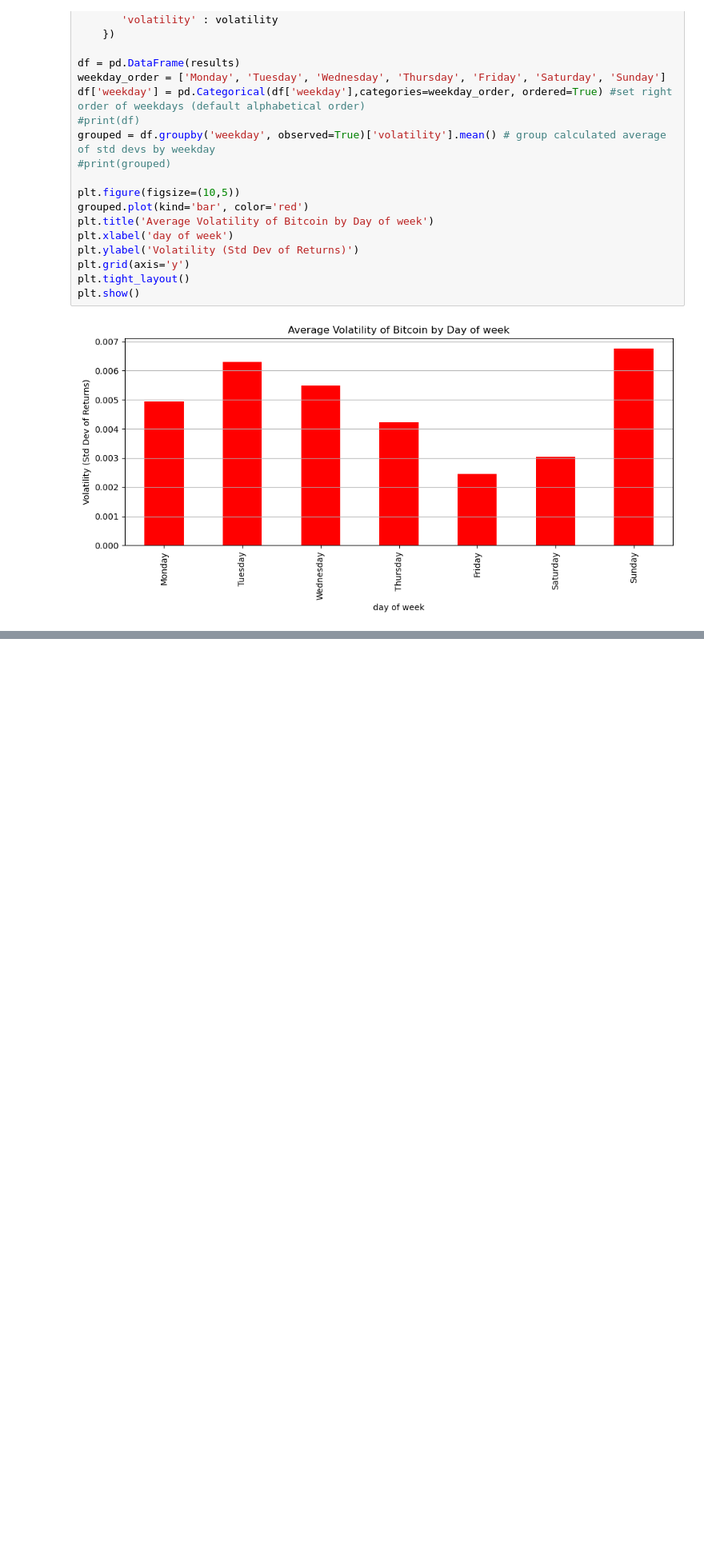
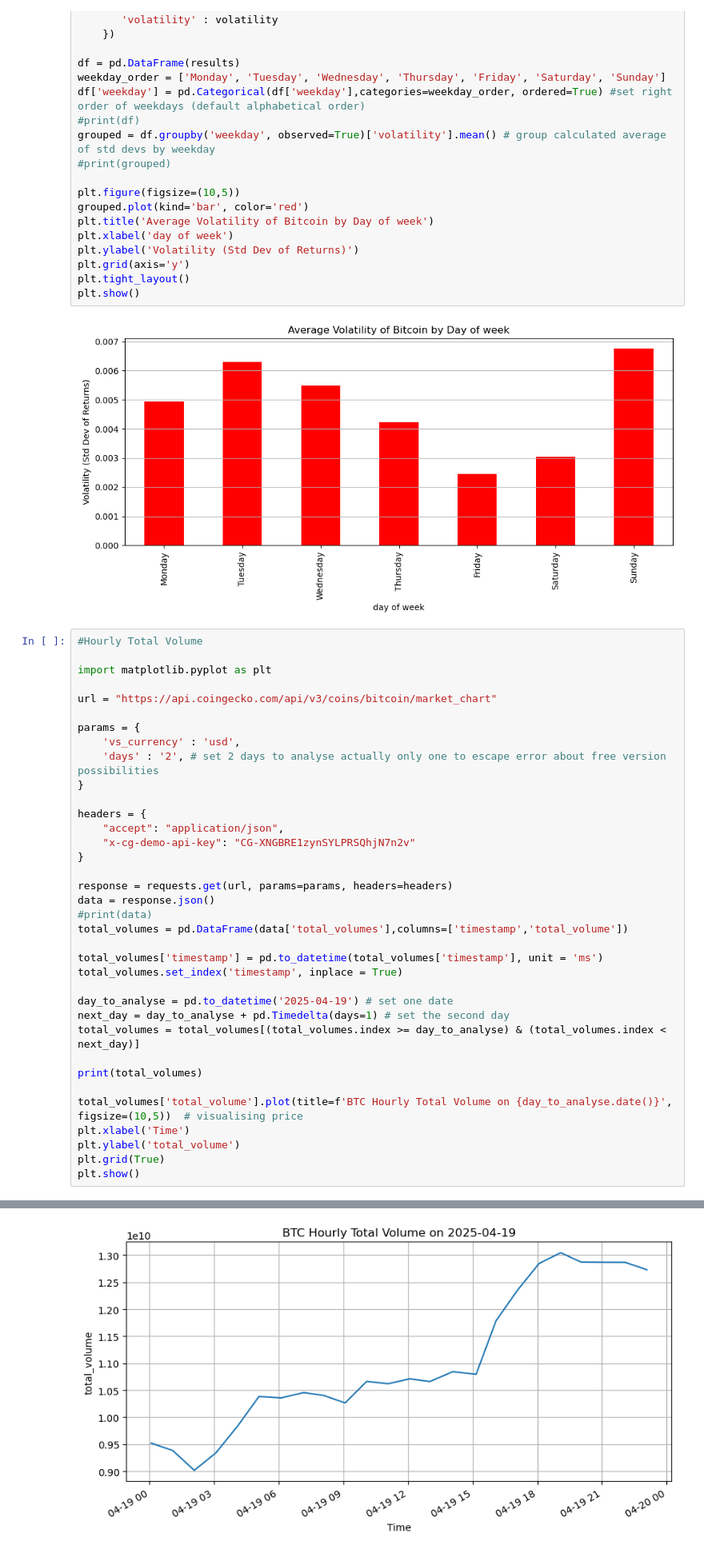
Before and after one commit to moyu1011-hka/hausarbeit-info2, a Jupyter notebook: test_coingecko_with_jupyter.ipynb, the cells around one changed output, grey strips where cells are left out. Shown at 80% size. Drawn from its saved outputs; the diff is of its cells as text; blank space fills up the shorter version.

Commit message:
creating hourly total volume

```diff
--- a/test_coingecko_with_jupyter.ipynb
+++ b/test_coingecko_with_jupyter.ipynb
@@ -192,3 +192,40 @@ plt.tight_layout()
 plt.show()
 # %% [output]
 [figure]
+# %%
+#Hourly Total Volume
+
+import matplotlib.pyplot as plt
+
+url = "https://api.coingecko.com/api/v3/coins/bitcoin/market_chart"
+
+params = {
+    'vs_currency' : 'usd',
+    'days' : '2', # set 2 days to analyse actually only one to escape error about free version possibilities
+}
+
+headers = {
+    "accept": "application/json",
+    "x-cg-demo-api-key": "CG-XNGBRE1zynSYLPRSQhjN7n2v"
+}
+
+response = requests.get(url, params=params, headers=headers)
+data = response.json()
+#print(data)
+total_volumes = pd.DataFrame(data['total_volumes'],columns=['timestamp','total_volume'])
+
+total_volumes['timestamp'] = pd.to_datetime(total_volumes['timestamp'], unit = 'ms')
+total_volumes.set_index('timestamp', inplace = True)
+
+day_to_analyse = pd.to_datetime('2025-04-19') # set one date
+next_day = day_to_analyse + pd.Timedelta(days=1) # set the second day
+total_volumes = total_volumes[(total_volumes.index >= day_to_analyse) & (total_volumes.index < next_day)]
+
+print(total_volumes)
+
+total_volumes['total_volume'].plot(title=f'BTC Hourly Total Volume on {day_to_analyse.date()}', figsize=(10,5))  # visualising price
+plt.xlabel('Time')
+plt.ylabel('total_volume')
+plt.grid(True)
+plt.show()
+# %% [output]
@@ -194,0 +249 @@ plt.show()
+[figure, added]
```
Also changed, not shown: parts of 1 cell of this notebook.
